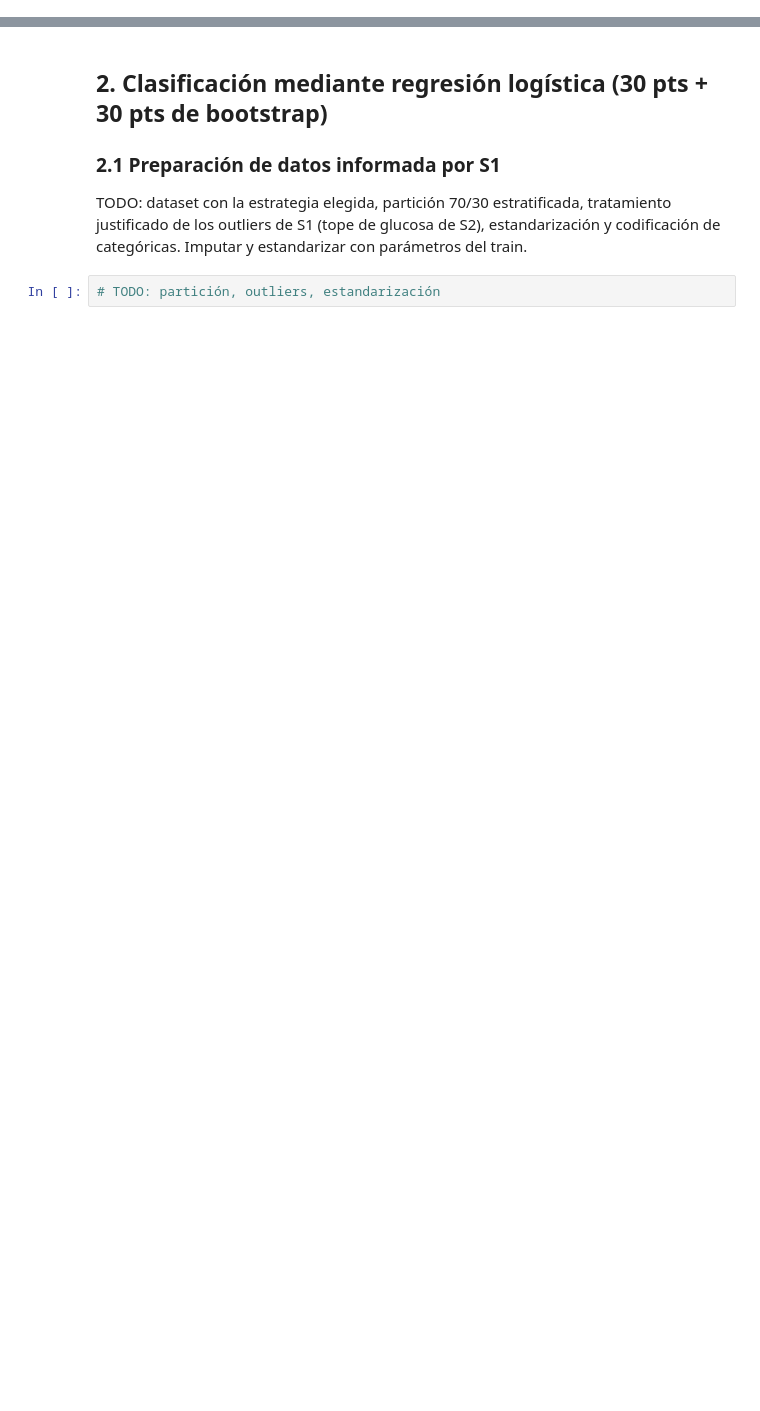
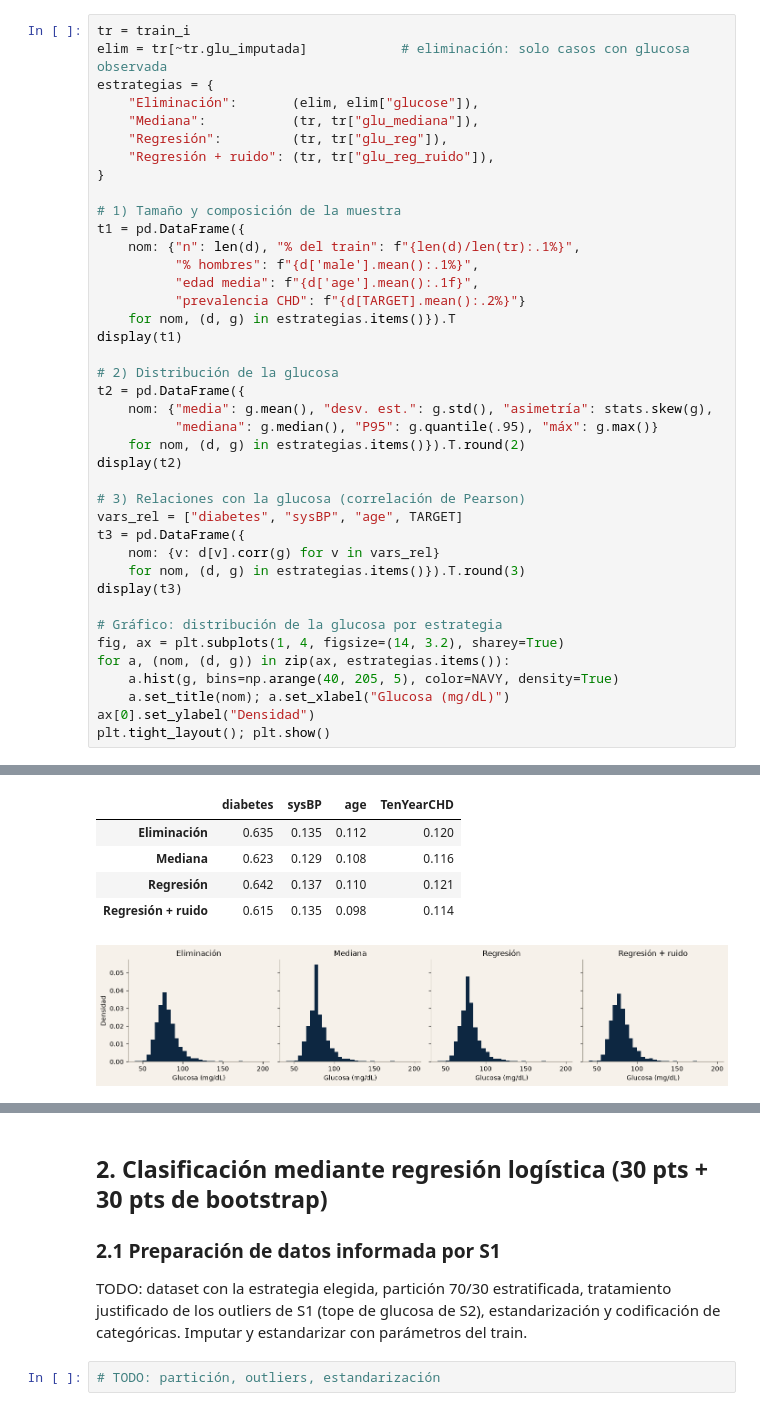
Before and after one commit to fdiaztoro/proyecto-grupo3-mcdi501, a Jupyter notebook: informes/sumativa-3-modelamiento-predictivo-integrado/Sumativa3_FraminghamHeartStudy_Codigo.ipynb, the cells around one changed output, grey strips where cells are left out. Drawn from its saved outputs; the diff is of its cells as text; blank space fills up the shorter version.

```diff
--- a/informes/sumativa-3-modelamiento-predictivo-integrado/Sumativa3_FraminghamHeartStudy_Codigo.ipynb
+++ b/informes/sumativa-3-modelamiento-predictivo-integrado/Sumativa3_FraminghamHeartStudy_Codigo.ipynb
@@ -46,0 +323,41 @@ TODO: comparar en la glucosa **eliminación de casos**, **imputación simple (me
+# %%
+tr = train_i
+elim = tr[~tr.glu_imputada]            # eliminación: solo casos con glucosa observada
+estrategias = {
+    "Eliminación":       (elim, elim["glucose"]),
+    "Mediana":           (tr, tr["glu_mediana"]),
+    "Regresión":         (tr, tr["glu_reg"]),
+    "Regresión + ruido": (tr, tr["glu_reg_ruido"]),
+}
+
+# 1) Tamaño y composición de la muestra
+t1 = pd.DataFrame({
+    nom: {"n": len(d), "% del train": f"{len(d)/len(tr):.1%}",
+          "% hombres": f"{d['male'].mean():.1%}",
+          "edad media": f"{d['age'].mean():.1f}",
+          "prevalencia CHD": f"{d[TARGET].mean():.2%}"}
+    for nom, (d, g) in estrategias.items()}).T
+display(t1)
+
+# 2) Distribución de la glucosa
+t2 = pd.DataFrame({
+    nom: {"media": g.mean(), "desv. est.": g.std(), "asimetría": stats.skew(g),
+          "mediana": g.median(), "P95": g.quantile(.95), "máx": g.max()}
+    for nom, (d, g) in estrategias.items()}).T.round(2)
+display(t2)
+
+# 3) Relaciones con la glucosa (correlación de Pearson)
+vars_rel = ["diabetes", "sysBP", "age", TARGET]
+t3 = pd.DataFrame({
+    nom: {v: d[v].corr(g) for v in vars_rel}
+    for nom, (d, g) in estrategias.items()}).T.round(3)
+display(t3)
+
+# Gráfico: distribución de la glucosa por estrategia
+fig, ax = plt.subplots(1, 4, figsize=(14, 3.2), sharey=True)
+for a, (nom, (d, g)) in zip(ax, estrategias.items()):
+    a.hist(g, bins=np.arange(40, 205, 5), color=NAVY, density=True)
+    a.set_title(nom); a.set_xlabel("Glucosa (mg/dL)")
+ax[0].set_ylabel("Densidad")
+plt.tight_layout(); plt.show()
+# %% [output]
@@ -46,0 +374,6 @@ TODO: comparar en la glucosa **eliminación de casos**, **imputación simple (me
+|  | diabetes | sysBP | age | TenYearCHD |
+| Eliminación | 0.635 | 0.135 | 0.112 | 0.120 |
+| Mediana | 0.623 | 0.129 | 0.108 | 0.116 |
+| Regresión | 0.642 | 0.137 | 0.110 | 0.121 |
+| Regresión + ruido | 0.615 | 0.135 | 0.098 | 0.114 |
+[figure, added]
```
Also changed, not shown: parts of 24 cells of this notebook.
